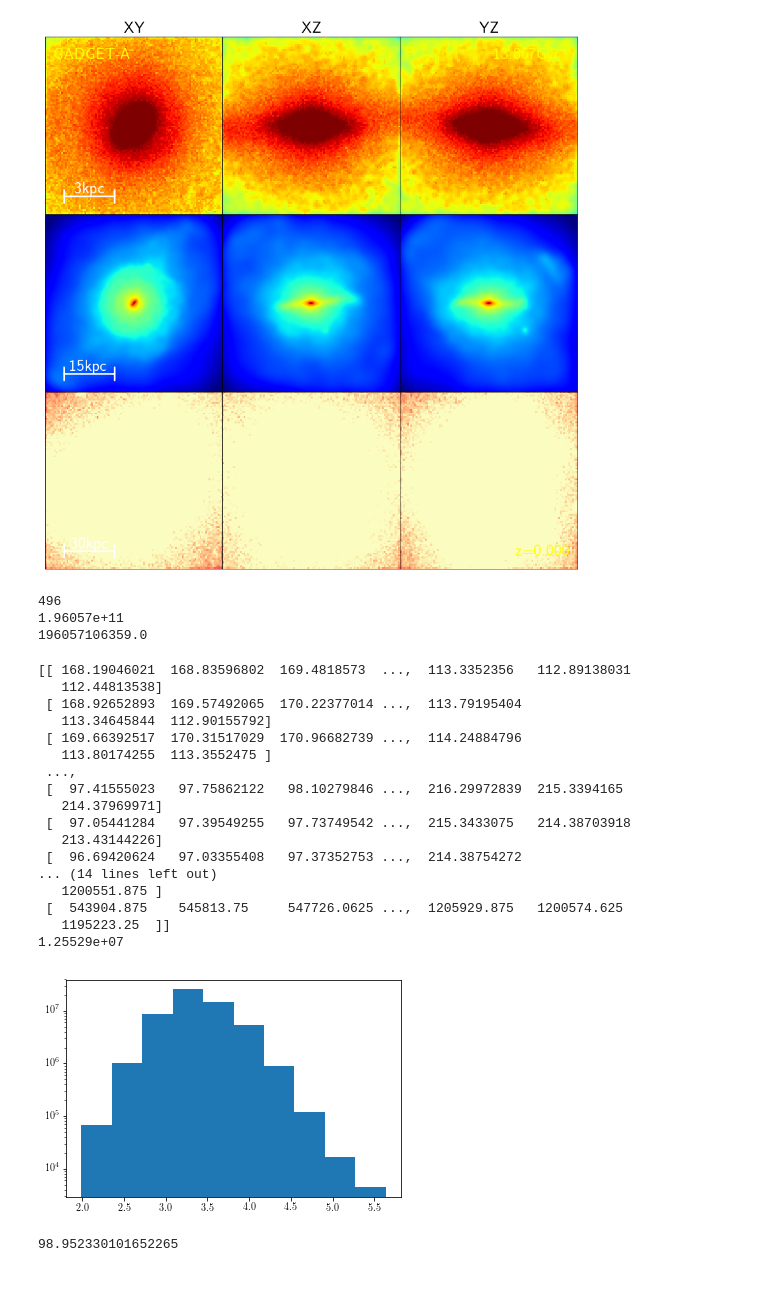
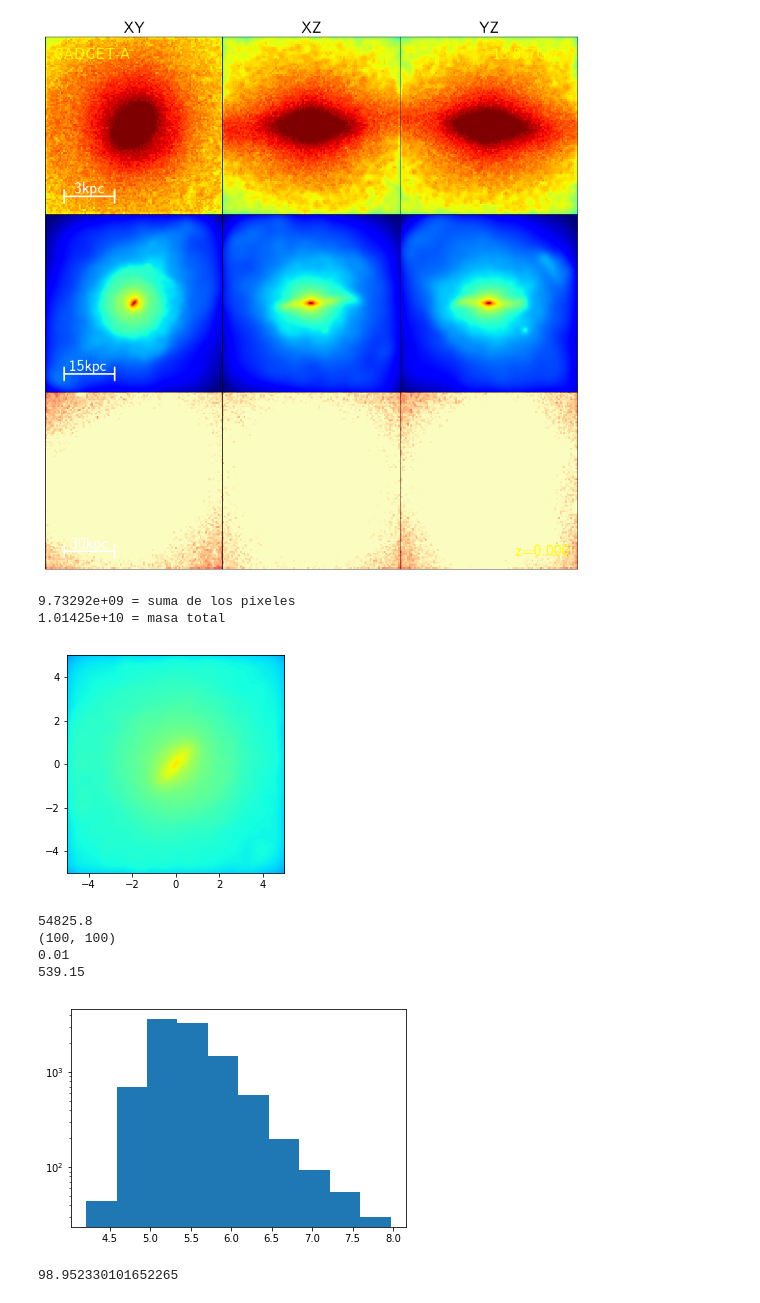
Before and after one commit to ornemarioni/Barras_GdGs, a Jupyter notebook: Barras_Gd/programs/Evol_strdrk_simulaciones.ipynb, the cells around one changed output. Drawn from its saved outputs; the diff is of its cells as text; code cells hidden in the pictures.

```diff
--- a/Barras_Gd/programs/Evol_strdrk_simulaciones.ipynb
+++ b/Barras_Gd/programs/Evol_strdrk_simulaciones.ipynb
@@ -487,7 +487,7 @@ path = '/mnt/is2/alejandro/ornella/'
 snapshot=range(496,495,-1)
 for isnap in snapshot:
     snap = h5py.File(path + 'outputs_1/snap_'+str('%03d'%isnap)+'.h5py', 'r')
-    print isnap
+#     print isnap
     for i in range(0,1):
         cm   = snap['subhalo_0'+ str('%s' %vector[i])+ '/Center'].value
         r200 = snap['subhalo_0'+ str('%s' %vector[i])+ '/R200'].value
@@ -588,11 +588,11 @@ for isnap in snapshot:
 
 #----------------------------------------------------------------------
 #---------------------generador del gráfico1-----------------
-#         rl= 25
-#         corte,=np.where((xn <rl) & (yn <rl) & (zn <rl) & (xn >-rl) & (yn >-rl) & (zn >-rl))
+        rl= 5
+        corte,=np.where((xn <rl) & (yn <rl) & (zn <rl) & (xn >-rl) & (yn >-rl) & (zn >-rl))
 
-        rl= 50
-        corte,=np.where((xn_drk <rl) & (yn_drk <rl) & (zn_drk <rl) & (xn_drk >-rl) & (yn_drk >-rl) & (zn_drk >-rl))
+#         rl= 50
+#         corte,=np.where((xn_drk <rl) & (yn_drk <rl) & (zn_drk <rl) & (xn_drk >-rl) & (yn_drk >-rl) & (zn_drk >-rl))
 
         #-----rango que tiene la escala  de colores-----
         vmin=0
@@ -604,55 +604,46 @@ for isnap in snapshot:
 
 #         nb1 = 10
 #         nb1 = 100
-        npixel = 7500
+        npixel = 500
 
-        particles=sph.Particles(pos2[:3,corte],mdrk[corte]*1e10,nb=100)
+        particles=sph.Particles(pos[:3,corte],mstr[corte]*1e10,nb=100)
         escena=sph.Scene(particles)
         escena.update_camera(r='infinity',x=0,y=0,z=0,extent=[-rl,rl,-rl,rl],xsize=npixel,ysize=npixel)
         rend1=sph.Render(escena)
         extent=escena.get_extent()
-#         rend1.set_logscale()
+        b = np.sum(rend1.get_image())
+        print b, '= suma de los pixeles'
 
-        print sum(mdrk[corte]*1e10)
-        print sum(pos2[3,corte]*1e10)
+        rend1.set_logscale()
+        plt.imshow(rend1.get_image(),extent=extent,origin='lower',cmap=cmap, vmin=vmin, vmax= vmax)
+
+        print sum(mstr[corte]*1e10), '= masa total'
+#         print sum(pos2[3,corte]*1e10)
 # %% [output]
-496
-1.96057e+11
-196057106359.0
+9.73292e+09 = suma de los pixeles
+1.01425e+10 = masa total
+[figure, added]
 # %%
-a = sum(pos2[3,corte]*1e10)
-print rend1.get_image()
+# a = sum(pos2[3,corte]*1e10)
+# print rend1.get_image()
 b = np.sum(rend1.get_image())
 print b
 print shape(rend1.get_image())
 areap = (2.*rl/npixel)**2
 print areap
 
 dens = rend1.get_image()/areap
-print dens
+# print dens
 print median(dens)
 
 rend1.set_logscale()
 rend1.histogram(log=True)
 # %% [output]
-[[ 168.19046021  168.83596802  169.4818573  ...,  113.3352356   112.89138031
-   112.44813538]
- [ 168.92652893  169.57492065  170.22377014 ...,  113.79195404
-   113.34645844  112.90155792]
- [ 169.66392517  170.31517029  170.96682739 ...,  114.24884796
-   113.80174255  113.3552475 ]
- ...,
- [  97.41555023   97.75862122   98.10279846 ...,  216.29972839  215.3394165
-   214.37969971]
- [  97.05441284   97.39549255   97.73749542 ...,  215.3433075   214.38703918
-   213.43144226]
- [  96.69420624   97.03355408   97.37352753 ...,  214.38754272
-... (14 lines left out)
-   1200551.875 ]
- [  543904.875    545813.75     547726.0625 ...,  1205929.875   1200574.625
-   1195223.25  ]]
-1.25529e+07
+54825.8
+(100, 100)
+0.01
+539.15
-[figure, old version]
+[figure, new version]
 # %%
 b*100/a
 # %% [output]
```
Also changed, not shown: parts of 2 cells of this notebook, 4 other files.
